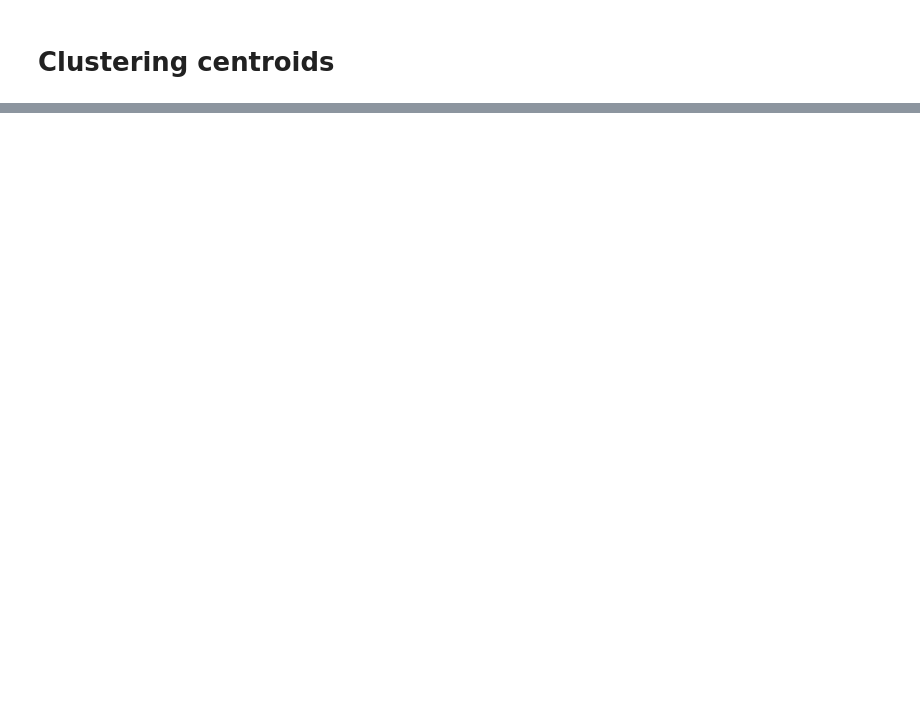
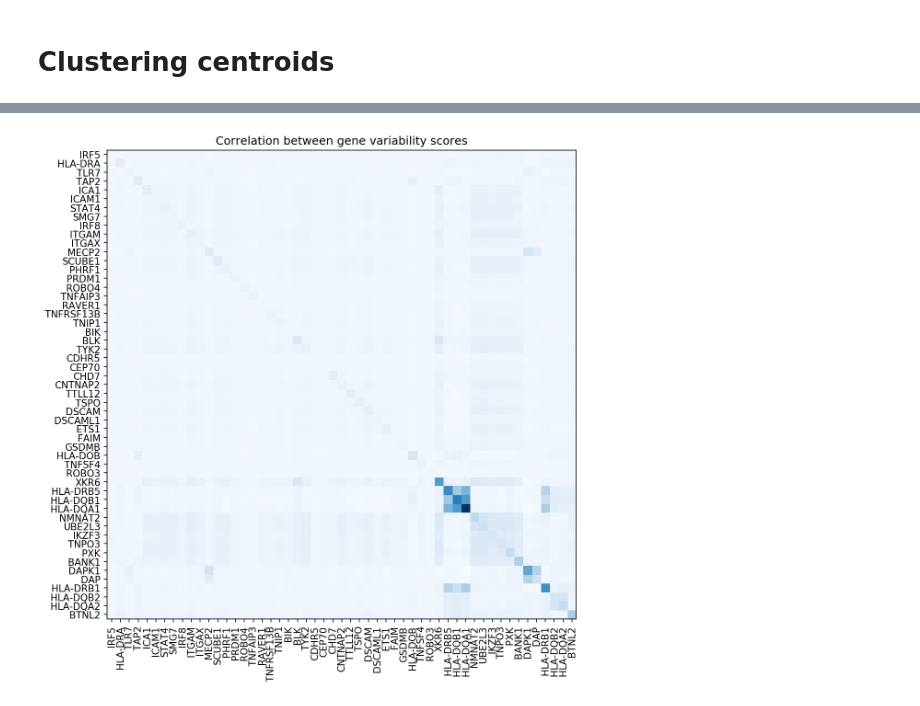
Before and after one commit to NCBI-Codeathons/SLEuth, a Jupyter notebook: notebooks/gene_feature_selection_from_cluster_results.ipynb, the cells around one changed output, grey strips where cells are left out. Saved outputs shown, nothing was run; the diff lists cells and outputs as text; code cells hidden in the pictures; blank space fills up the shorter version.

```diff
--- a/notebooks/gene_feature_selection_from_cluster_results.ipynb
+++ b/notebooks/gene_feature_selection_from_cluster_results.ipynb
@@ -86,0 +127,16 @@ patient_gene_proj_scores.join()
+# %%
+from sklearn.cluster import SpectralClustering
+sc = SpectralClustering(n_clusters=7, n_neighbors=3)
+gene_cluster = sc.fit_predict(gene_cov)
+gene_cluster_sorted = np.argsort(gene_cluster)
+# %%
+fig, ax = plt.subplots(figsize=(9,9), dpi=150)
+genes_list = gene_cov.index[gene_cluster_sorted]
+ax.set_title("Correlation between gene variability scores")
+ax.set_xticks(np.arange(len(genes_list)))
+ax.set_yticks(np.arange(len(genes_list)))
+ax.set_xticklabels(genes_list, rotation=90)
+ax.set_yticklabels(genes_list)
+im = ax.imshow((gene_cov+0.6).iloc[gene_cluster_sorted.tolist(), gene_cluster_sorted.tolist()], cmap="Blues")
+# %% [output]
+[figure, added]
```
Also changed, not shown: parts of 14 cells of this notebook, 16 other files.
